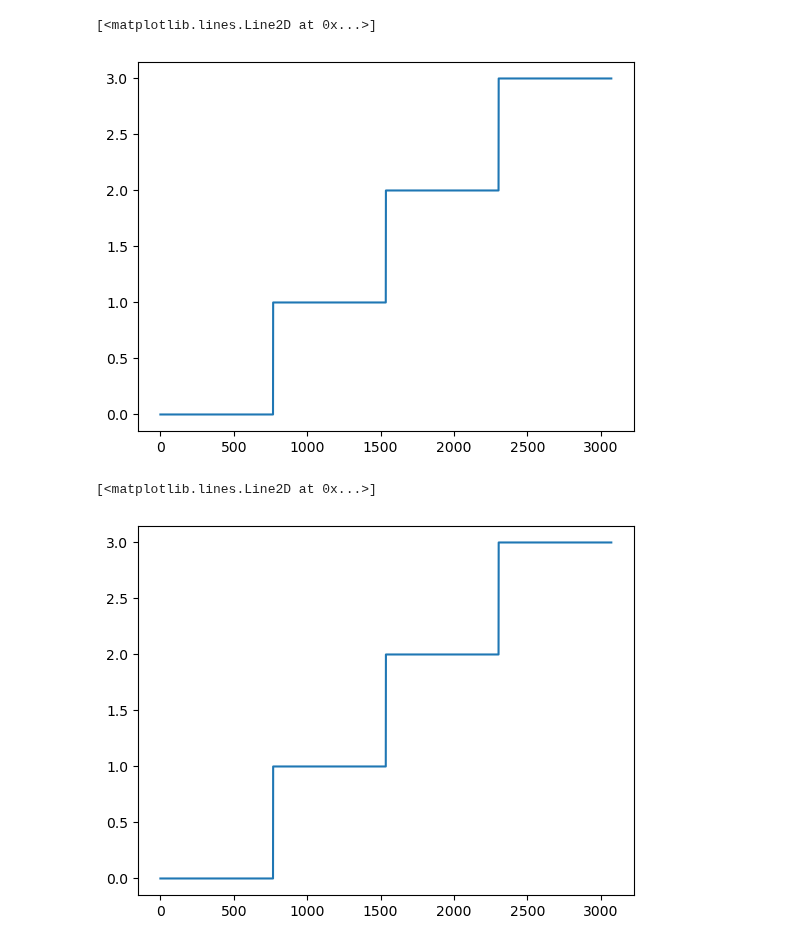
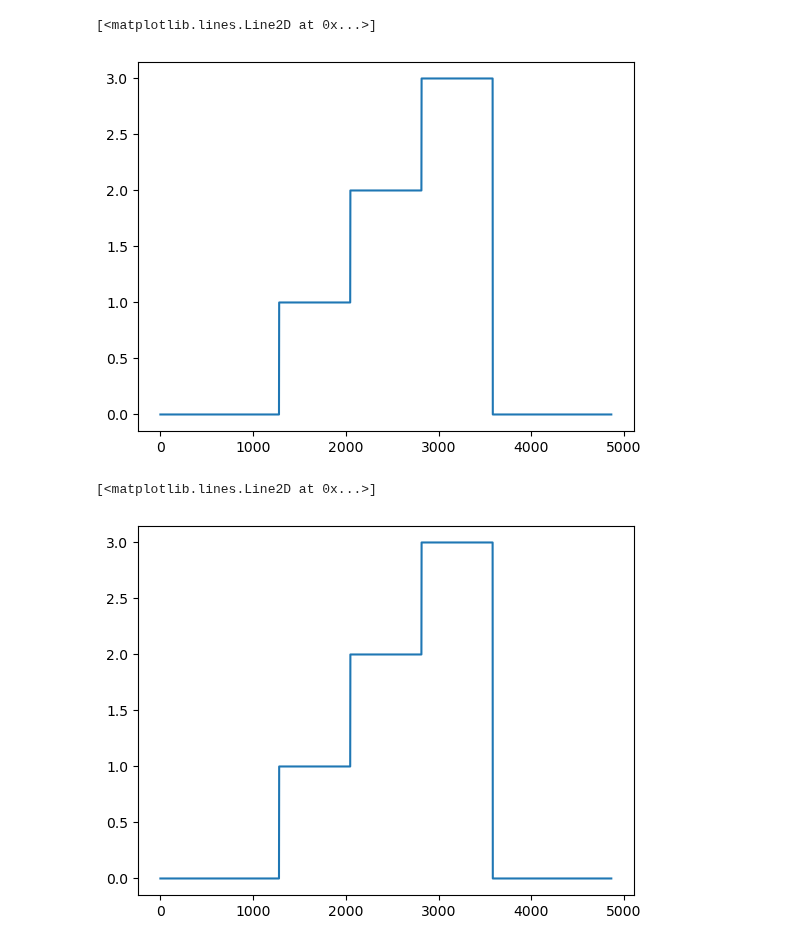
Before and after one commit to usnistgov/striqt, a Jupyter notebook: notebooks/test_ola.ipynb, the cells around one changed output. Saved outputs shown, nothing was run; the diff lists cells and outputs as text; code cells hidden in the pictures.

```diff
--- a/notebooks/test_ola.ipynb
+++ b/notebooks/test_ola.ipynb
@@ -26,7 +26,7 @@ assert signal.check_COLA('blackmanharris', nperseg=(N * 5) // 4, noverlap=N)
 from matplotlib import pyplot as plt
 
 fft_size = 768
-x = np.arange(4).repeat(fft_size).astype('complex64')
+x = np.r_[np.arange(4),0].repeat(fft_size).astype('complex64')
 
 plt.plot(x.real)
 # %% [output]
@@ -66,16 +65,16 @@ xr = fourier._from_overlapping_windows(y, noverlap, axis=0)
 plt.plot(xr.real)
 # %% [output]
 [<matplotlib.lines.Line2D at 0x...>]
-[figure, old version]
+[figure, new version]
 # %%
 y = fourier._to_overlapping_windows(
-    cp.array(x), window=cp.array(window), nperseg=fft_size, noverlap=noverlap
+    np.array(x), window=np.array(window), nperseg=fft_size, noverlap=noverlap
 )
 xr = fourier._from_overlapping_windows(y, noverlap, axis=0)
-plt.plot(xr.real.get())
+plt.plot(xr.real)
 # %% [output]
 [<matplotlib.lines.Line2D at 0x...>]
-[figure, old version]
+[figure, new version]
 # %%
 # from cupyx import scipy
 import scipy
```
Also changed, not shown: parts of 5 cells of this notebook, 5 other files.
